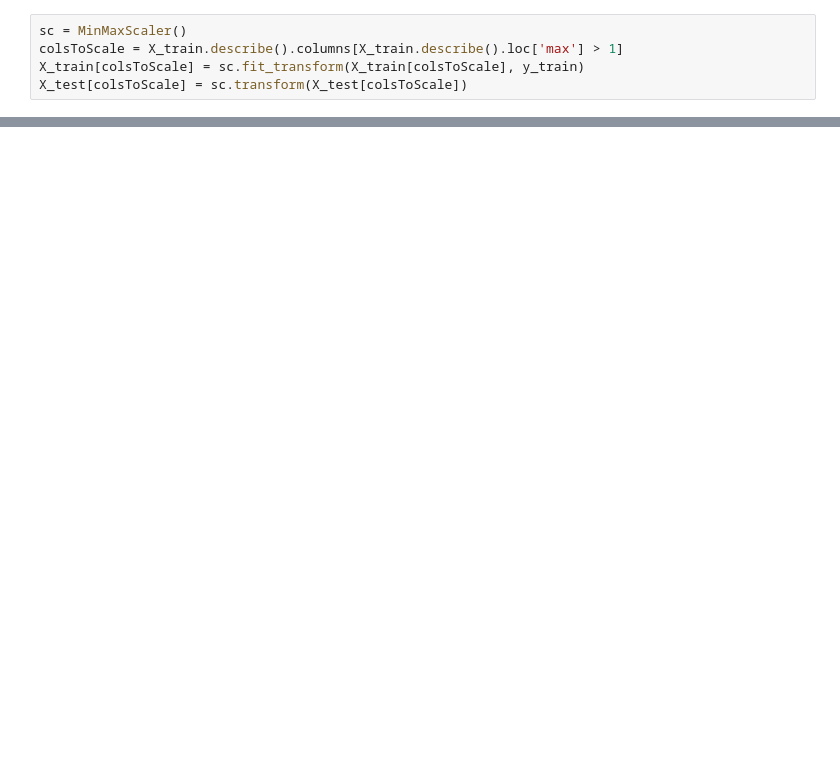
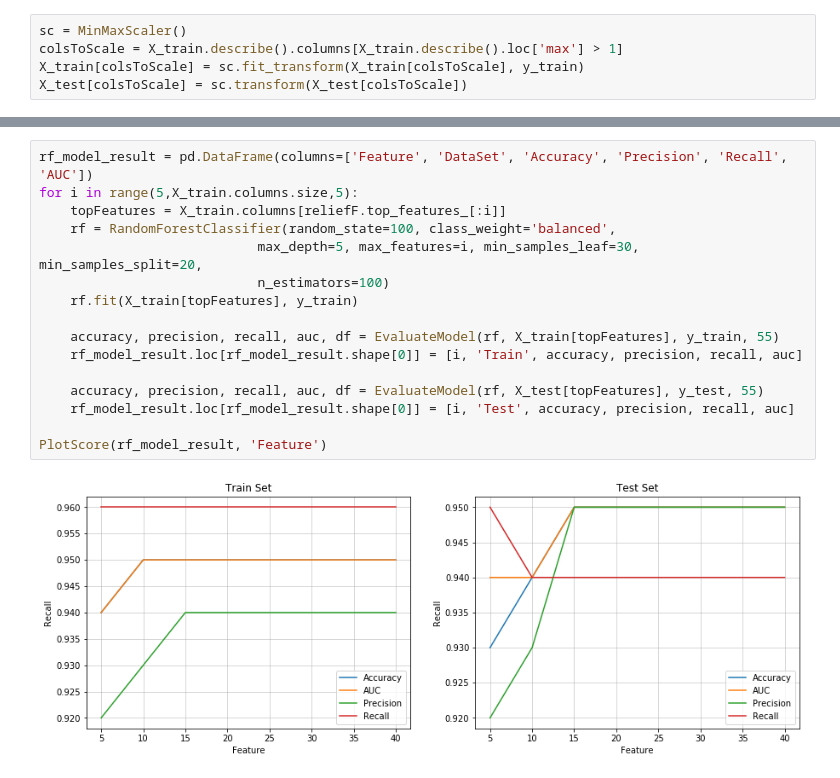
Before and after one commit to ppawar88/DSProject, a Jupyter notebook: Phishing Detection/Phising Detection.ipynb, the cells around one changed output, grey strips where cells are left out. Drawn from its saved outputs; the diff is of its cells as text; blank space fills up the shorter version.

```diff
--- a/Phishing Detection/Phising Detection.ipynb
+++ b/Phishing Detection/Phising Detection.ipynb
@@ -604,0 +813,18 @@ rf_model_cv.fit(np.array(X_train), np.array(y_train))
+# %%
+rf_model_result = pd.DataFrame(columns=['Feature', 'DataSet', 'Accuracy', 'Precision', 'Recall', 'AUC'])
+for i in range(5,X_train.columns.size,5):
+    topFeatures = X_train.columns[reliefF.top_features_[:i]]
+    rf = RandomForestClassifier(random_state=100, class_weight='balanced',
+                            max_depth=5, max_features=i, min_samples_leaf=30, min_samples_split=20,
+                            n_estimators=100)
+    rf.fit(X_train[topFeatures], y_train)
+
+    accuracy, precision, recall, auc, df = EvaluateModel(rf, X_train[topFeatures], y_train, 55)
+    rf_model_result.loc[rf_model_result.shape[0]] = [i, 'Train', accuracy, precision, recall, auc]
+
+    accuracy, precision, recall, auc, df = EvaluateModel(rf, X_test[topFeatures], y_test, 55)
+    rf_model_result.loc[rf_model_result.shape[0]] = [i, 'Test', accuracy, precision, recall, auc]
+
+PlotScore(rf_model_result, 'Feature')
+# %% [output]
+[figure, added]
```
Also changed, not shown: parts of 51 cells of this notebook.
